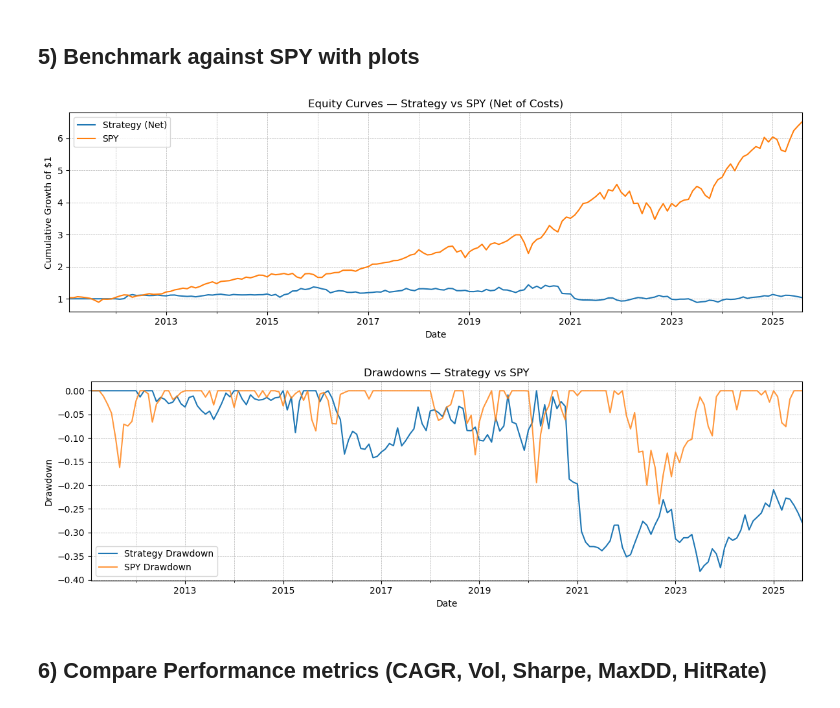
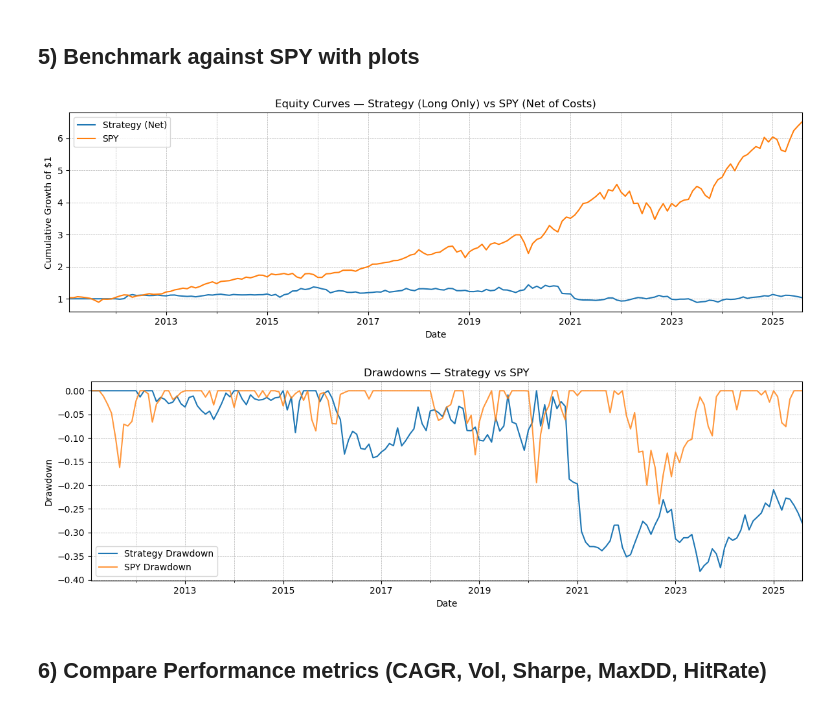
Before and after one commit to wbradbury1/momentum-factor-equity-strategy, a Jupyter notebook: cross_sectional_momentum_strategy.rendered.ipynb, the cells around one changed output. Cells and saved outputs as stored; diff of their text form; code cells hidden in the pictures.

```diff
--- a/cross_sectional_momentum_strategy.rendered.ipynb
+++ b/cross_sectional_momentum_strategy.rendered.ipynb
@@ -248,35 +250,35 @@ bench_aligned.name = "SPY"
 eq_strategy = (1 + strategy_net).cumprod().rename("Strategy (Net)")
 eq_bench    = (1 + bench_aligned).cumprod().rename(bench_aligned.name)
 
 # 2) Plot equity curves (same axes)
 fig, ax = plt.subplots(figsize=(12, 4))
 eq_strategy.plot(ax=ax, label=eq_strategy.name)
 eq_bench.plot(ax=ax, label=eq_bench.name)
-ax.set_title("Equity Curves — Strategy vs SPY (Net of Costs)")
+ax.set_title("Equity Curves — Strategy (Long Only) vs SPY (Net of Costs)")
 ax.set_xlabel("Date")
 ax.set_ylabel("Cumulative Growth of $1")
 ax.grid(True, which="both", linestyle="--", linewidth=0.5)
 ax.legend()
 plt.tight_layout()
 plt.show()
 
 # 3) Compute drawdowns for both
 dd_strategy = eq_strategy / eq_strategy.cummax() - 1.0
 dd_bench    = eq_bench / eq_bench.cummax() - 1.0
 
 # 4) Plot drawdowns (same axes)
 fig, ax = plt.subplots(figsize=(12, 4))
 dd_strategy.plot(ax=ax, label="Strategy Drawdown")
 dd_bench.plot(ax=ax, label=f"{eq_bench.name} Drawdown", alpha=0.8)
 ax.set_title("Drawdowns — Strategy vs SPY")
 ax.set_xlabel("Date")
 ax.set_ylabel("Drawdown")
 ax.grid(True, which="both", linestyle="--", linewidth=0.5)
 ax.legend()
 plt.tight_layout()
 plt.show()
 # %% [output]
-[figure, old version]
+[figure, new version]
 [figure]
 # %% [markdown]
 ## 6) Compare Performance metrics (CAGR, Vol, Sharpe, MaxDD, HitRate)
```
Also changed, not shown: parts of 3 cells of this notebook, 1 other file.
